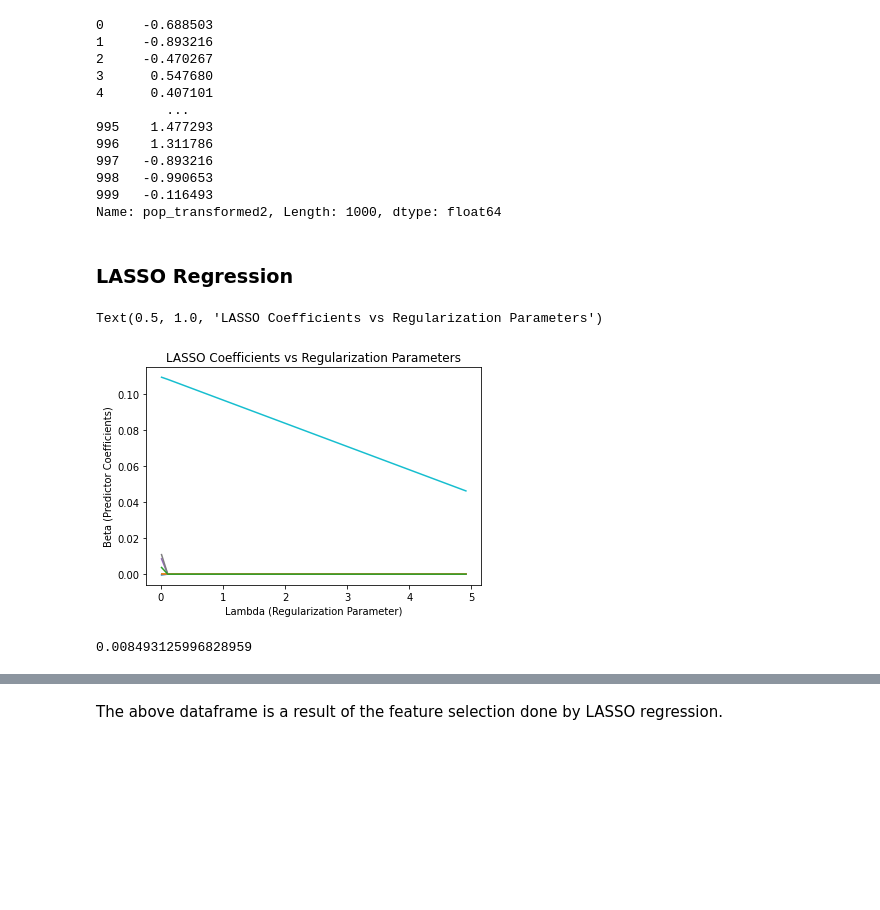
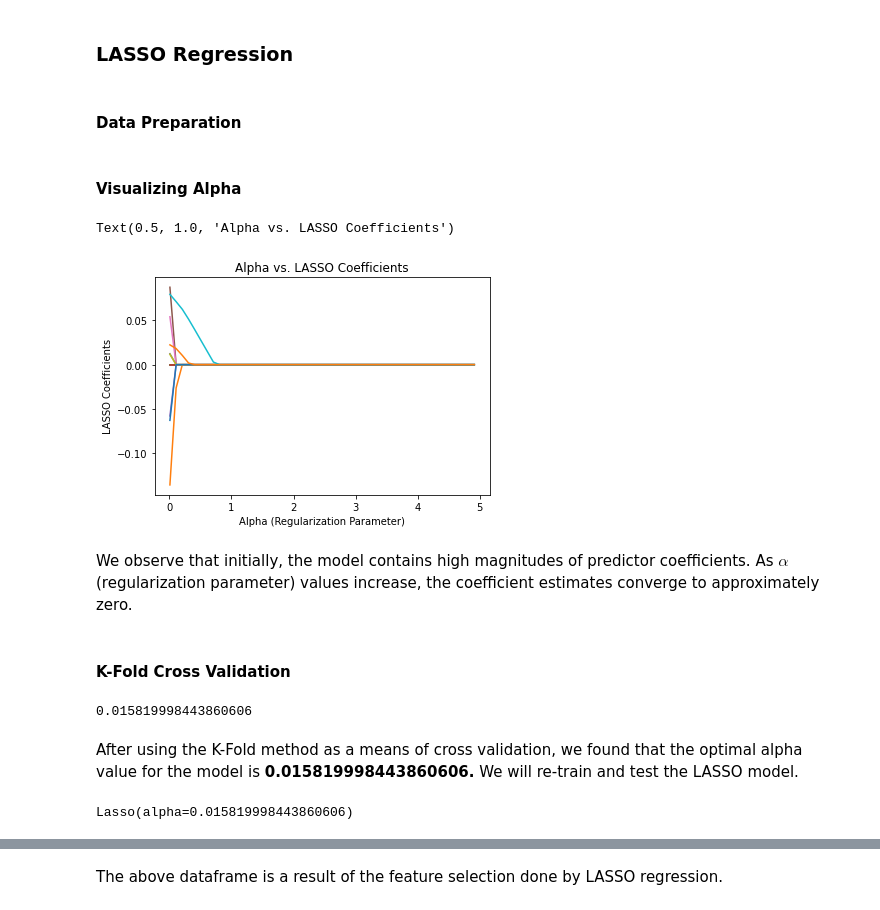
Before and after one commit to ojyoon23/STA141C, a Jupyter notebook: Feature Selection_V2.ipynb, the cells around one changed output, grey strips where cells are left out. Saved outputs shown, nothing was run; the diff lists cells and outputs as text; code cells hidden in the pictures; blank space fills up the shorter version.

```diff
--- a/Feature Selection_V2.ipynb
+++ b/Feature Selection_V2.ipynb
@@ -80,6 +70,6 @@ df
 # %%
 # feature variables
-# dropping columns that are not relevant to our analysis: title, artist, top genre, year released, added
-X = df.copy().drop(columns=['title', 'artist', 'top genre', 'year released', 'added', 'pop_transformed2'])
-X
+# dropping columns that are not relevant to our analysis: title, artist, top genre, year released, added, pop
+X = df.copy().drop(columns=['title', 'artist', 'top genre', 'year released', 'added', 'pop', 'pop_transformed2'])
+X.head()
 # %% [output]
@@ -99,20 +82,8 @@ X
 # %%
 # response variable
 y = df['pop_transformed2'].copy()
-y
-# %% [output]
-0     -0.688503
-1     -0.893216
-2     -0.470267
-3      0.547680
-4      0.407101
-         ...
-995    1.477293
-996    1.311786
-997   -0.893216
-998   -0.990653
-999   -0.116493
-Name: pop_transformed2, Length: 1000, dtype: float64
 # %% [markdown]
 ### LASSO Regression
+# %% [markdown]
+#### Data Preparation
 # %%
@@ -127,25 +99,33 @@ X_train, X_test, y_train, y_test = train_test_split(
 scaler = StandardScaler().fit(X_train[list_numerical])
 X_train[list_numerical] = scaler.transform(X_train[list_numerical])
 X_test[list_numerical] = scaler.transform(X_test[list_numerical])
+# %% [markdown]
+#### Visualizing Alpha
 # %%
-# Graph
-from sklearn.linear_model import Lasso
+# Reference: https://www.kirenz.com/post/2019-08-12-python-lasso-regression-auto/
 
+# creating a list of the LASSO coefficients from fitting the model to our dataset
 coef = []
+
+# defining alpha values; constant that multiplies the L1 term, controlling regularization strength
 alphas = np.arange(0.01, 5, 0.10)
-lasso = Lasso(max_iter=10000)
 
+# defining the LASSO model
+lasso = Lasso()
+
+# for every alpha, re-fit the model and store the coefficients
 for a in alphas:
     lasso.set_params(alpha=a)
     lasso.fit(X_train, y_train)
     coef.append(lasso.coef_)
 
+# plot the results: alpha values and coefficient values
 fig = plt.figure()
-ax = fig.add_subplot(111)
+ax = fig.add_subplot()
 ax.plot(alphas, coef)
-ax.set_xlabel("Lambda (Regularization Parameter)")
-ax.set_ylabel("Beta (Predictor Coefficients)")
-ax.set_title("LASSO Coefficients vs Regularization Parameters")
+ax.set_xlabel("Alpha (Regularization Parameter)")
+ax.set_ylabel("LASSO Coefficients")
+ax.set_title("Alpha vs. LASSO Coefficients")
 # %% [output]
-Text(0.5, 1.0, 'LASSO Coefficients vs Regularization Parameters')
+Text(0.5, 1.0, 'Alpha vs. LASSO Coefficients')
-[figure, old version]
+[figure, new version]
@@ -154,10 +132,13 @@ Text(0.5, 1.0, 'LASSO Coefficients vs Regularization Parameters')
+# %% [markdown]
+We observe that initially, the model contains high magnitudes of predictor coefficients. As $\alpha$ (regularization parameter) values increase, the coefficient estimates converge to approximately zero.
+# %% [markdown]
+#### K-Fold Cross Validation
 # %%
-# K Fold Cross Validation
-model = LassoCV(cv=10, random_state=1, max_iter=10000)
+model = LassoCV(cv=10, random_state=1)
 model.fit(X_train, y_train)
-pred = model.predict(X_test)
-residuals = y_test - pred
+
+# best value of alpha after cross validation
 optimal = model.alpha_
 display(optimal)
 # %% [output]
-0.008493125996828959
+0.015819998443860606
@@ -166 +145,9 @@ display(optimal)
+# %% [markdown]
+After using the K-Fold method as a means of cross validation, we found that the optimal alpha value for the model is **0.015819998443860606.** We will re-train and test the LASSO model.
+# %%
+# building the LASSO model with the optimal lambda value
+lasso_best = Lasso(alpha=optimal)
+lasso_best.fit(X_train, y_train)
+# %% [output]
+Lasso(alpha=0.015819998443860606)
 # %%
```
Also changed, not shown: parts of 24 cells of this notebook.
